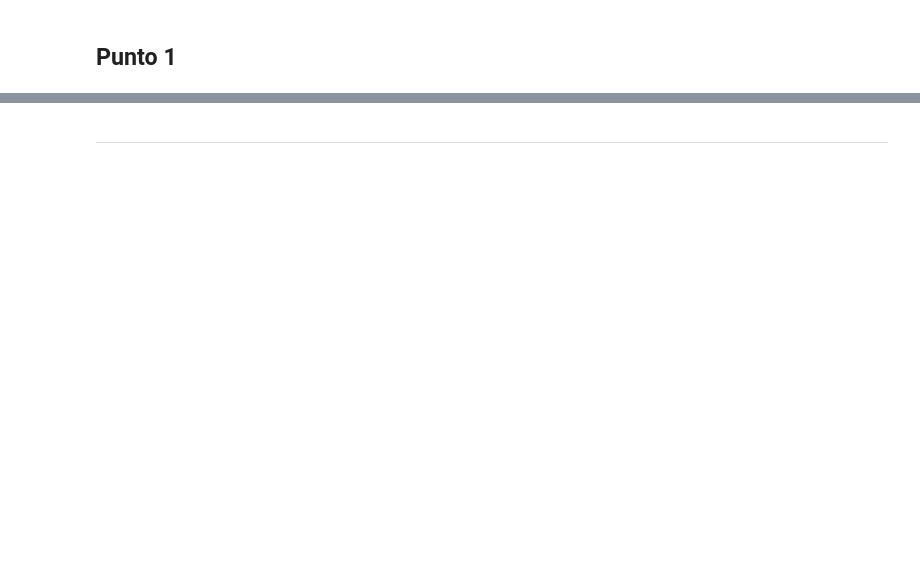
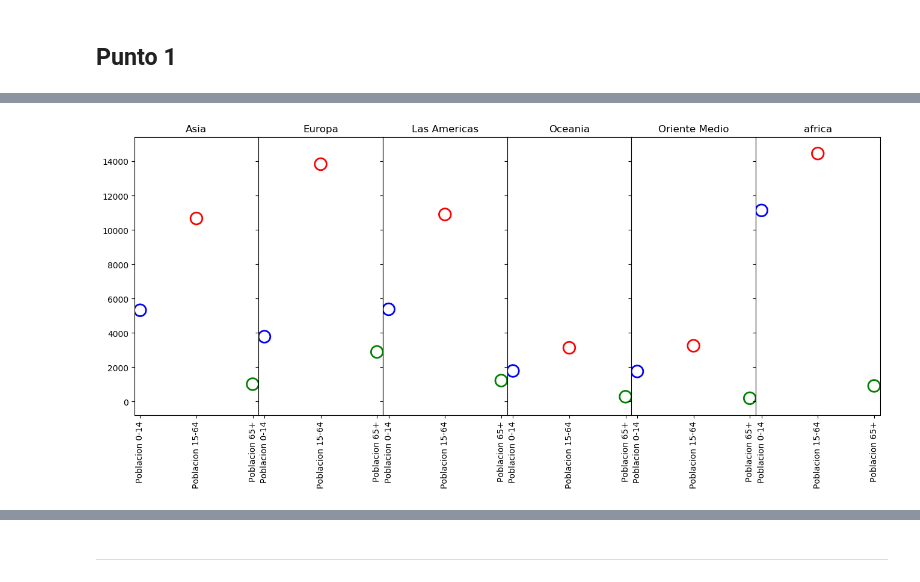
Before and after one commit to mariaqu88/lab-visualizacion-matplotlib-jasmarinpe, a Jupyter notebook: visualizacion-de-datos-usando-matplotlib.ipynb, the cells around one changed output, grey strips where cells are left out. Drawn from its saved outputs; the diff is of its cells as text; code cells hidden in the pictures; blank space fills up the shorter version.

```diff
--- a/visualizacion-de-datos-usando-matplotlib.ipynb
+++ b/visualizacion-de-datos-usando-matplotlib.ipynb
@@ -8,3 +8,7 @@ import matplotlib.pyplot as plt
 import matplotlib as mpl
 import pandas
 %matplotlib inline
+# %%
+#Carga del archivo de indicadores mundiales
+df = pandas.read_csv('indicadores-mundiales.csv',
+                    sep=',', encoding='latin-1')
@@ -10,0 +30,4 @@ import pandas
+# %%
+## Computa la suma del porcentaje de la población por región
+data = df.groupby('Region').sum()[['Poblacion 0-14', 'Poblacion 15-64', 'Poblacion 65+']]
+data
@@ -14,6 +46,18 @@ import pandas
 Construya una gráfica similar a la siguiente usando el archivo `indicadores-mundiales.csv`. Se grafica la suma del porcetaje de la población por regiones.
 
 ![act2](images/suma-pob-region-edades-2.png)
+# %%
+plt.style.use('default')
+fig, axs = plt.subplots(1, 6, sharex='col', sharey='row', figsize=(16, 6));
+plt.subplots_adjust(wspace = 0.0, hspace=0.01)
+
+
+for index, colname in enumerate(data.T.columns):
+    axs[index].scatter(list(data.T.index), data.T[colname], color='White',s=200, edgecolor=['blue', 'red', 'green'], linewidth = 2)
+    axs[index].set_xticklabels(list(data.T.index),rotation='vertical');
+    axs[index].set_title(colname)
+# %% [output]
+[figure, added]
 # %% [markdown]
 ## Punto 2
 
```
Also changed, not shown: parts of 9 cells of this notebook.
